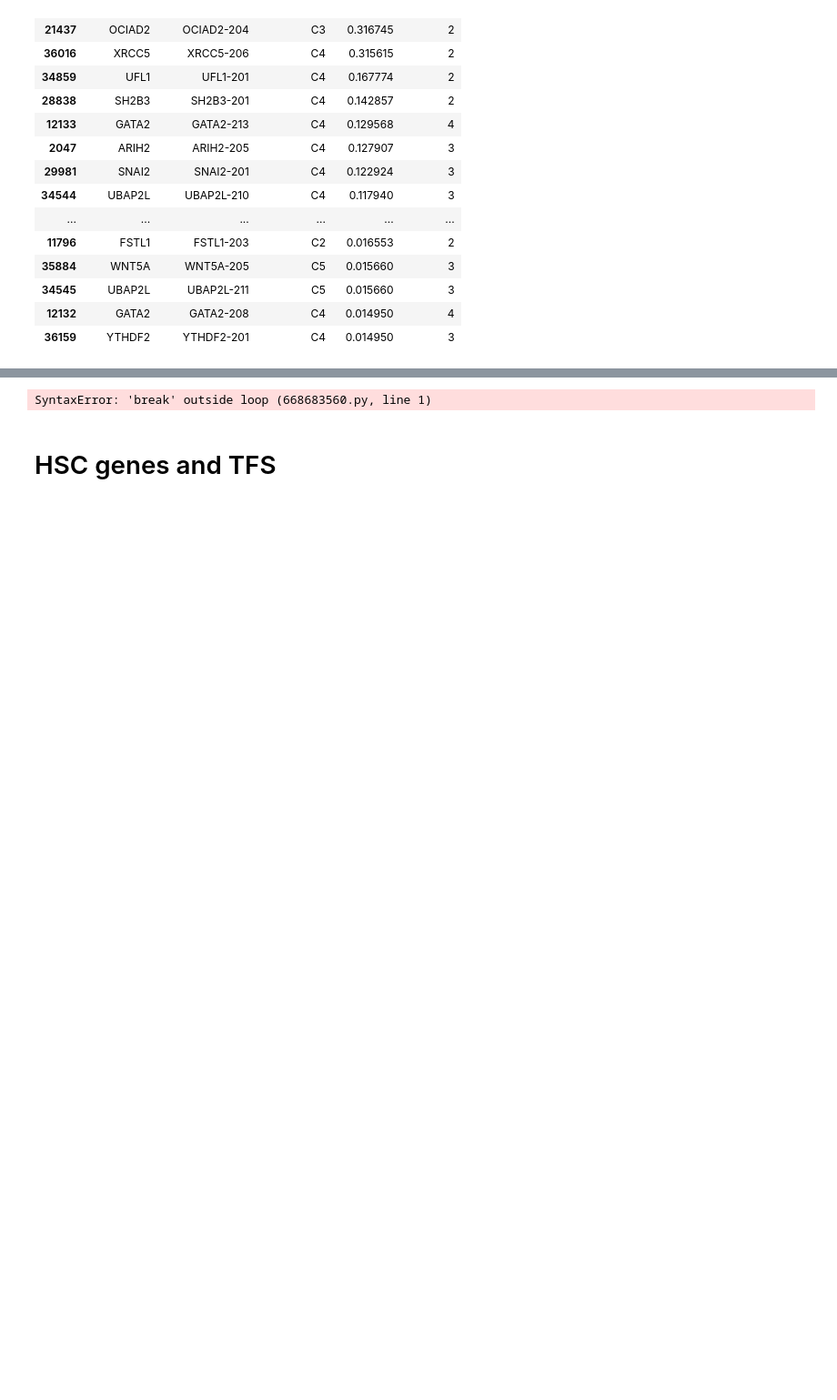
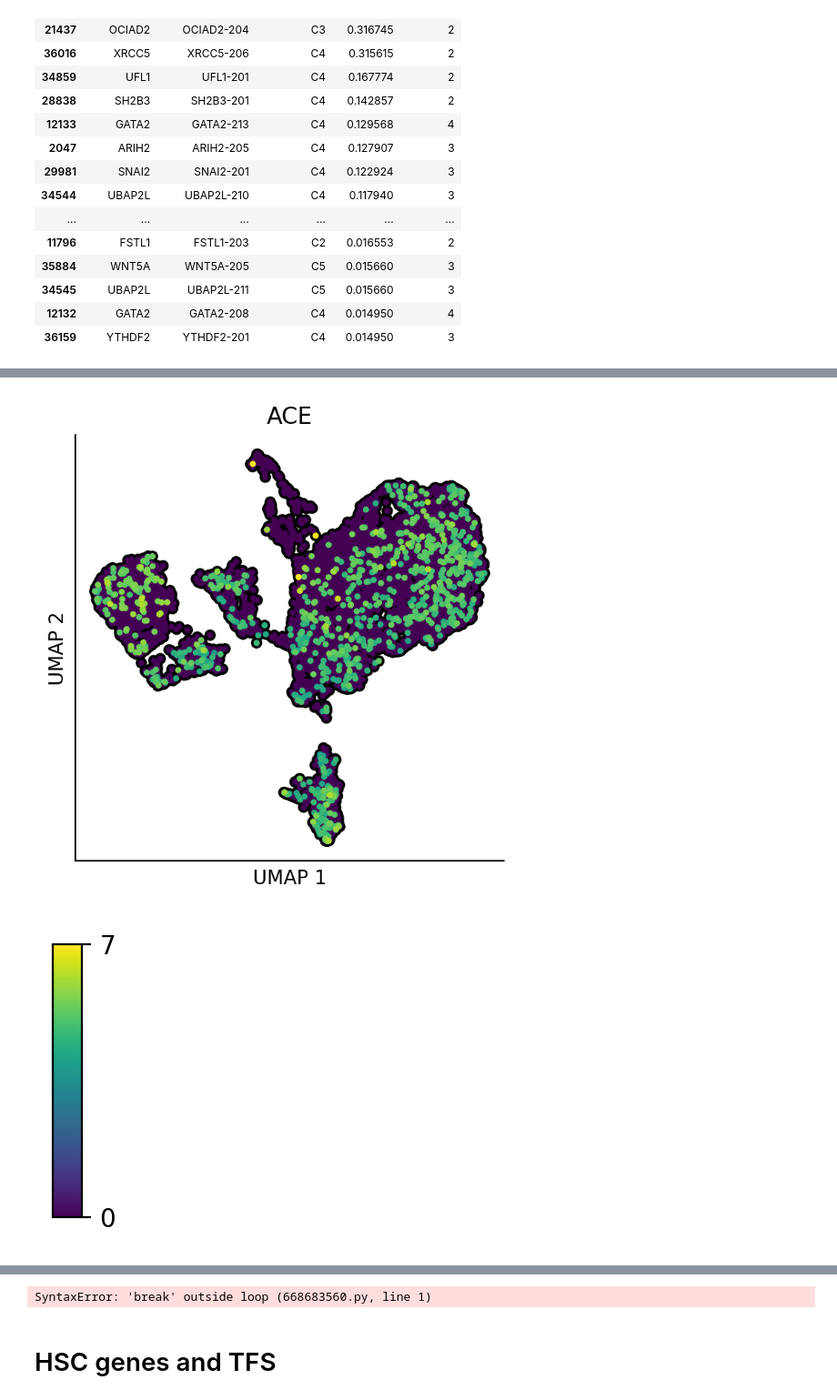
Before and after one commit to CooperStansbury/ONT-single-cell, a Jupyter notebook: notebooks/FIGURE_5_DEG.ipynb, the cells around one changed output, grey strips where cells are left out. Shown at 91% size. Drawn from its saved outputs; the diff is of its cells as text; code cells hidden in the pictures; blank space fills up the shorter version.

```diff
--- a/notebooks/FIGURE_5_DEG.ipynb
+++ b/notebooks/FIGURE_5_DEG.ipynb
@@ -896 +906,54 @@ rank_df.shape=(126, 5)
+# %%
+def plot_gene_expression(adata, query):
+    """
+    Plots gene expression on a UMAP embedding and displays expression range.
+
+    Args:
+        adata: An AnnData object containing UMAP coordinates and gene expression data.
+        query: The name of the gene to plot expression for.
+    """
+
+    # Extract expression data and sort by expression value
+    expression = np.ravel(adata[:, query].X)
+    sort_order = np.argsort(expression)
+
+    # Plot background UMAP in light grey
+    sns.scatterplot(
+        data=adata.obs,
+        x='UMAP 1',
+        y='UMAP 2',
+        ec='none',
+        s=35,
+        color='k',
+    )
+
+    # Plot gene expression on UMAP, colored by expression level
+    scatter = plt.scatter(
+        adata.obs['UMAP 1'].values[sort_order],
+        adata.obs['UMAP 2'].values[sort_order],
+        c=np.log1p(expression[sort_order]),
+        s=5
+    )
+
+    # Display expression range and add plot title
+    plt.title(query)
+    plt.xticks([])
+    plt.yticks([])
+    sns.despine()
+    plt.show()
+
+
+    plt2.make_colorbar(tick_labels=[
+        f"{min(np.log1p(expression)):.0f}",
+        f"{max(np.log1p(expression)):.0f}",
+    ])
+
+
+query = 'ACE'
+plt.rcParams['figure.dpi'] = 200
+plt.rcParams['figure.figsize'] = 4, 4
+plot_gene_expression(adata, query)
+# %% [output]
+[figure, added]
+[figure, added]
 # %%
```
Also changed, not shown: parts of 7 cells of this notebook, 2 other files.
